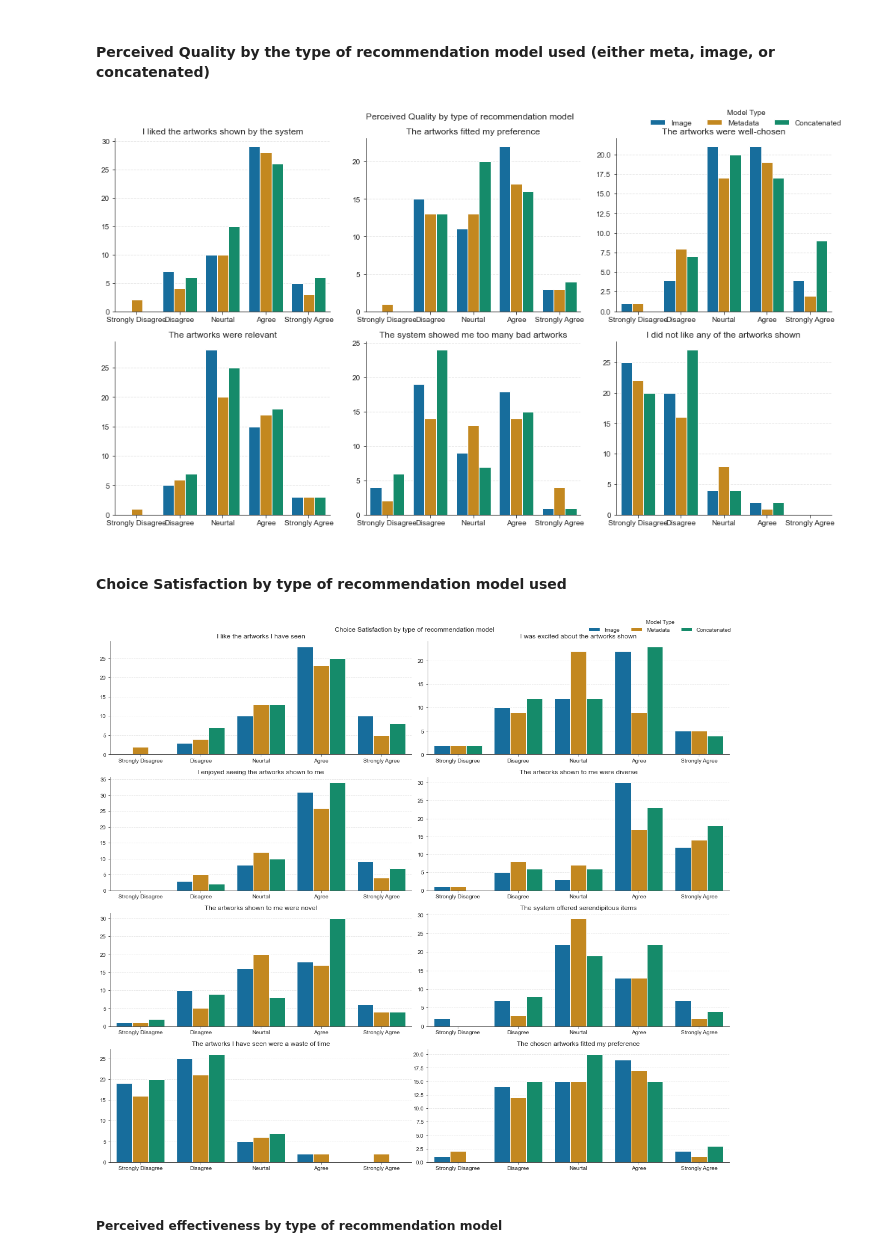
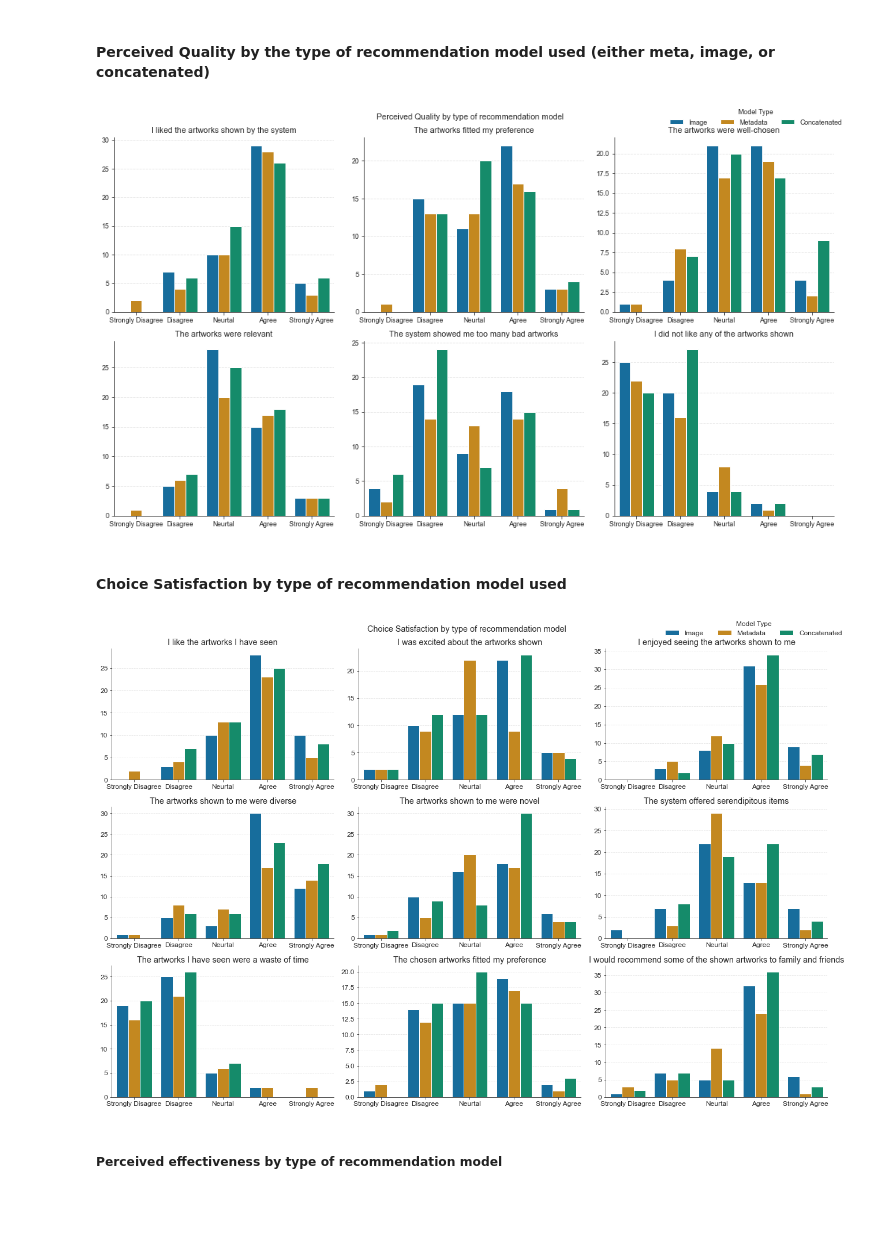
Before and after one commit to MuseRec/analytics, a Jupyter notebook: notebooks/post-study.ipynb, the cells around one changed output. Cells and saved outputs as stored; diff of their text form; code cells hidden in the pictures; blank space fills up the shorter version.

```diff
--- a/notebooks/post-study.ipynb
+++ b/notebooks/post-study.ipynb
@@ -237,7 +238,7 @@ plt.savefig('../plots/post-study/choice_satisfaction_by_recs.png', dpi = 300)
 # %% [markdown]
 ##### Perceived effectiveness by recommendation type
 # %%
-fig, axes = plt.subplots(nrows = 3, ncols = 3, figsize = (16, 12))
+fig, axes = plt.subplots(nrows = 3, ncols = 3, figsize = (18, 14))
 axes = axes.ravel()
 
 for ax, q in zip(axes, questions['effectiveness']):
@@ -263,6 +264,7 @@ fig.legend(handles, ['Model', 'Random'], ncol = 2, title = 'Recommendations Gene
 fig.suptitle('Perceived Effectiveness')
 sns.despine()
 plt.tight_layout()
+plt.rcParams.update({'font.size': 12})
 # plt.show()
 plt.savefig('../plots/post-study/perceived_effectiveness_by_recs.png', dpi = 300)
 # %% [output]
@@ -270,7 +272,7 @@ plt.savefig('../plots/post-study/perceived_effectiveness_by_recs.png', dpi = 300
 # %% [markdown]
 ##### Perceived Quality by recommendation type
 # %%
-fig, axes = plt.subplots(nrows = 2, ncols = 3, figsize = (14, 8))
+fig, axes = plt.subplots(nrows = 2, ncols = 3, figsize = (18, 12))
 axes = axes.ravel()
 
 for ax, q in zip(axes, questions['quality']):
@@ -296,6 +298,7 @@ fig.legend(handles, ['Model', 'Random'], ncol = 2, title = 'Recommendations Gene
 fig.suptitle('Perceived Quality')
 sns.despine()
 plt.tight_layout()
+plt.rcParams.update({'font.size': 12})
 # plt.show()
 plt.savefig('../plots/post-study/perceived_quality_by_recs.png', dpi = 300)
 # %% [output]
@@ -329,6 +332,7 @@ fig.legend(handles, ['Model', 'Random'], ncol = 2, title = 'Recommendations Gene
 fig.suptitle('Awareness of Recommendations')
 sns.despine()
 plt.tight_layout()
+plt.rcParams.update({'font.size': 8})
 # plt.show()
 plt.savefig('../plots/post-study/test_awareness_by_recs.png', dpi = 300)
 # %% [output]
@@ -362,43 +366,46 @@ fig.legend(handles, ['Image', 'Metadata', 'Concatenated'], ncol = 3, title = 'Mo
 fig.suptitle('Perceived Quality by type of recommendation model')
 sns.despine()
 plt.tight_layout()
+plt.rcParams.update({'font.size': 8})
 # plt.show()
 plt.savefig('../plots/post-study/perceived_quality_by_model_type.png', dpi = 300)
 # %% [output]
-[figure, old version]
+[figure, new version]
 # %% [markdown]
 #### Choice Satisfaction by type of recommendation model used
 # %%
-fig, axes = plt.subplots(nrows = 4, ncols = 2, figsize = (16, 14)) # 16, 8
+fig, axes = plt.subplots(nrows = 3, ncols = 3, figsize = (18, 12)) # 16, 8
+#fig.delaxes(axes[4][1])
 axes = axes.ravel()
 
 for ax, q in zip(axes, questions['satisfaction']):
     p = sns.countplot(
         x = q,
         data = data_formatted[data_formatted.condition == 'model'],
         ax = ax,
         order = likert_mapping['order'],
         hue = 'model_type'
     )
     p.set(
         ylabel = '',
         xlabel = '',
         xticklabels = likert_mapping['formatted'],
         title = question_mappings[q]
     )
     p.legend_.remove()
     p.yaxis.grid(True, alpha = 0.5, linestyle = 'dashed')
 
 handles, labels = axes[-1].get_legend_handles_labels()
 fig.legend(handles, ['Image', 'Metadata', 'Concatenated'], ncol = 3, title = 'Model Type', frameon = False)
 
 fig.suptitle('Choice Satisfaction by type of recommendation model')
 sns.despine()
 plt.tight_layout()
+plt.rcParams.update({'font.size': 12})
 # plt.show()
 plt.savefig('../plots/post-study/choice_satisfaction_by_model_type.png', dpi = 300)
 # %% [output]
-[figure, old version]
+[figure, new version]
 # %% [markdown]
 ##### Perceived effectiveness by type of recommendation model
 # %%
```
Also changed, not shown: parts of 11 cells of this notebook, 12 other files.
